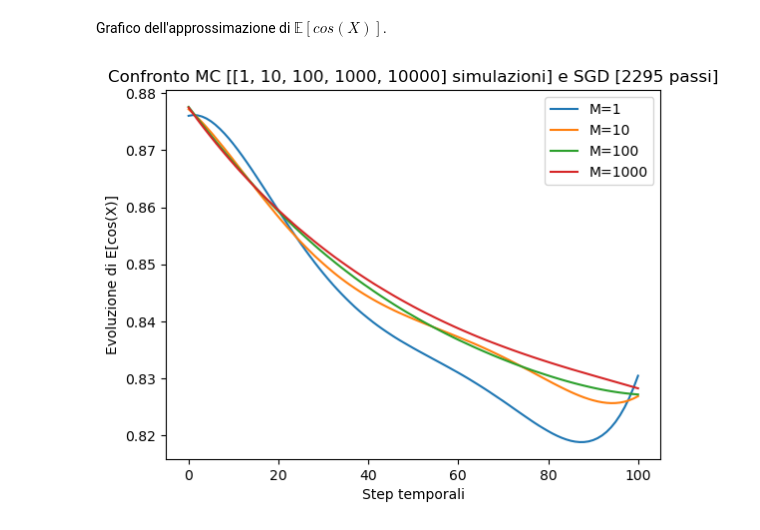
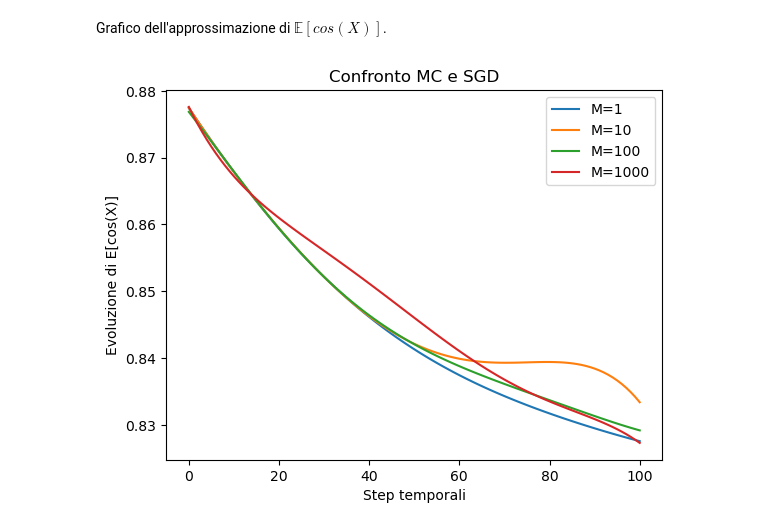
Before and after one commit to amatoandre/TESI, a Jupyter notebook: test_M_SGD.ipynb, the cells around one changed output. Saved outputs shown, nothing was run; the diff lists cells and outputs as text; code cells hidden in the pictures.

```diff
--- a/test_M_SGD.ipynb
+++ b/test_M_SGD.ipynb
@@ -213,7 +213,7 @@ if __name__ == "__main__":
     r0 = 10
     rho = 0.9
     M = [1, 10, 100, 1000, 10000]
-    m = 2295
+    m = [25000, 300, 30, 10, 10]
     tipo = 'lagrange'
     a1 = np.zeros((n+1, len(M)))
     a2 = np.zeros((n+1, len(M)))
@@ -223,7 +223,7 @@ if __name__ == "__main__":
     for p in range(len(M)):
 
         start = time.process_time()   # parte il cronometro
-        a1[:,p], a2[:,p] = discesa_stocastica_del_gradiente(a1_0, a2_0, n, r0, rho, m, sigma, N, M[p], X0, h, g)
+        a1[:,p], a2[:,p] = discesa_stocastica_del_gradiente(a1_0, a2_0, n, r0, rho, m[p], sigma, N, M[p], X0, h, g)
         end = time.process_time()   # si ferma il cronometro
 
         print("Tempo di esecuzione con M="+str(M[p])+": ", end - start)
@@ -251,13 +251,13 @@ plt.show()
 Grafico dell'approssimazione di $\mathbb{E}[cos(X)]$.
 # %%
 fig = plt.figure()
-plt.title("Confronto MC [" + str(M) + " simulazioni] e SGD [" + str(m) + " passi]")
+plt.title("Confronto MC e SGD")
 plt.xlabel("Step temporali")
 plt.ylabel("Evoluzione di E[cos(X)]")
 # plt.ylim(0.4, 0.9) # se non c'è il grafico è molto zoomato
 for i in range(len(M)-1):
     plt.plot(np.dot(a2[:,i], g), label='M='+str(M[i]))
 plt.legend()
 plt.show()
 # %% [output]
-[figure, old version]
+[figure, new version]
```
Also changed, not shown: parts of 2 cells of this notebook, 1 other file.
